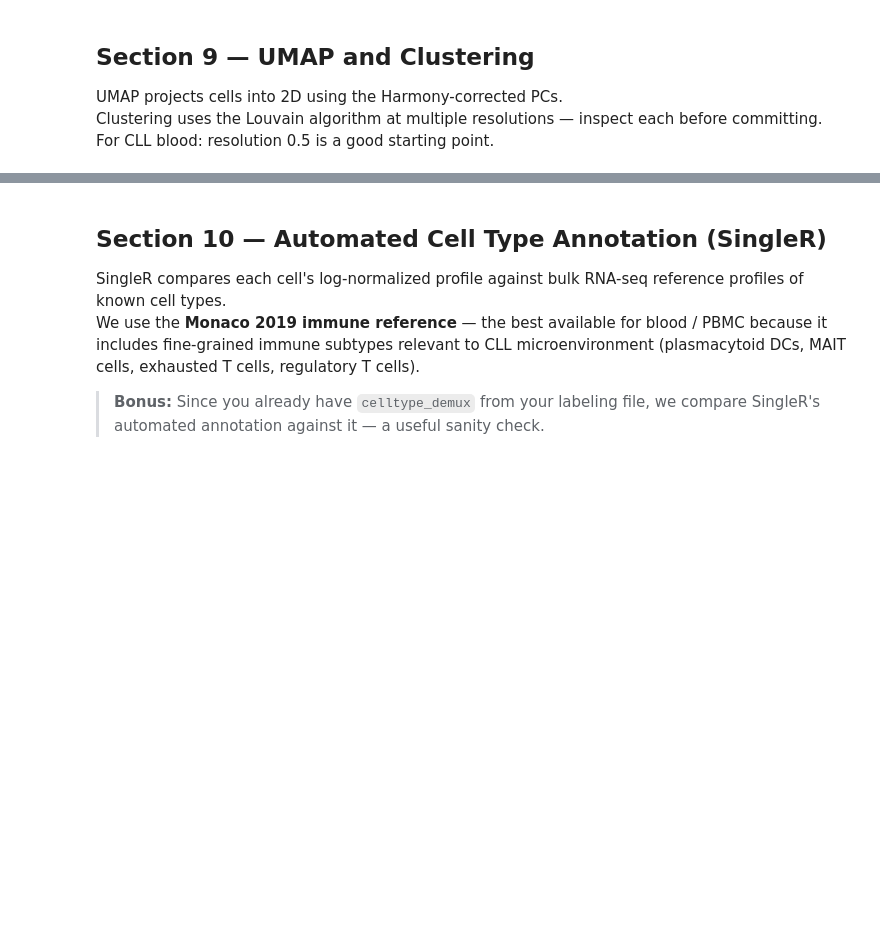
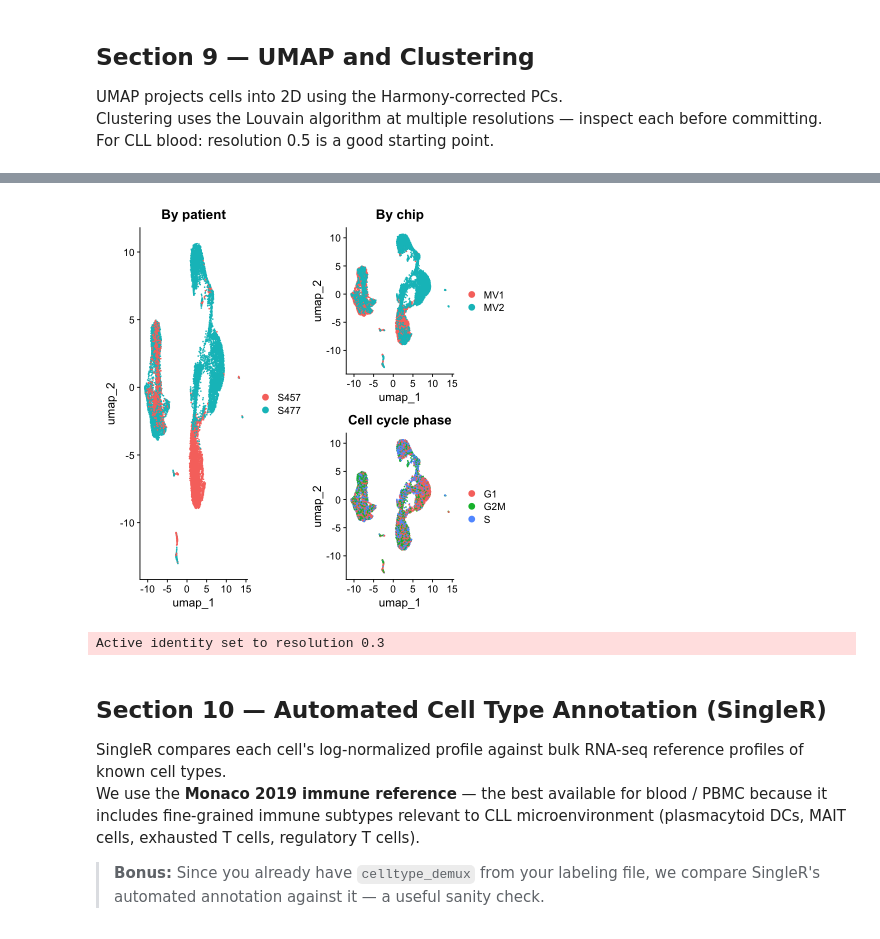
Before and after one commit to jsepulvedayanez/AID_CLL_single_cell, a Jupyter notebook: CLL_scRNAseq_pipeline.ipynb, the cells around one changed output, grey strips where cells are left out. Cells and saved outputs as stored; diff of their text form; code cells hidden in the pictures; blank space fills up the shorter version.

```diff
--- a/CLL_scRNAseq_pipeline.ipynb
+++ b/CLL_scRNAseq_pipeline.ipynb
@@ -680,14 +758,17 @@ p08 <- DimPlot(merged, group.by = "RNA_snn_res.0.8", label = TRUE, repel = TRUE)
 # %%
 # Check batch correction: after Harmony, chips/patients should be mixed in UMAP
-p_patient  <- DimPlot(merged, group.by = "patient",   label = FALSE) + ggtitle("By patient")
+p_patient  <- DimPlot(merged, group.by = "subject",   label = FALSE) + ggtitle("By patient")
 p_chip     <- DimPlot(merged, group.by = "chip",      label = FALSE) + ggtitle("By chip")
-p_time     <- DimPlot(merged, group.by = "timepoint", label = FALSE) + ggtitle("By timepoint")
 p_phase    <- DimPlot(merged, group.by = "Phase",     label = FALSE) + ggtitle("Cell cycle phase")
-(p_patient | p_chip) / (p_time | p_phase)
+(p_patient | p_chip / p_phase)
+# %% [output]
+[figure, added]
 # %%
 # Set the working resolution (update after inspecting plots above)
-Idents(merged) <- "RNA_snn_res.0.5"
-message("Active identity set to resolution 0.5")
+Idents(merged) <- "RNA_snn_res.0.3"
+message("Active identity set to resolution 0.3")
+# %% [output]
+Active identity set to resolution 0.3
 # %% [markdown]
 ## Section 10 — Automated Cell Type Annotation (SingleR)
 
```
Also changed, not shown: parts of 7 cells of this notebook, 3 other files.
